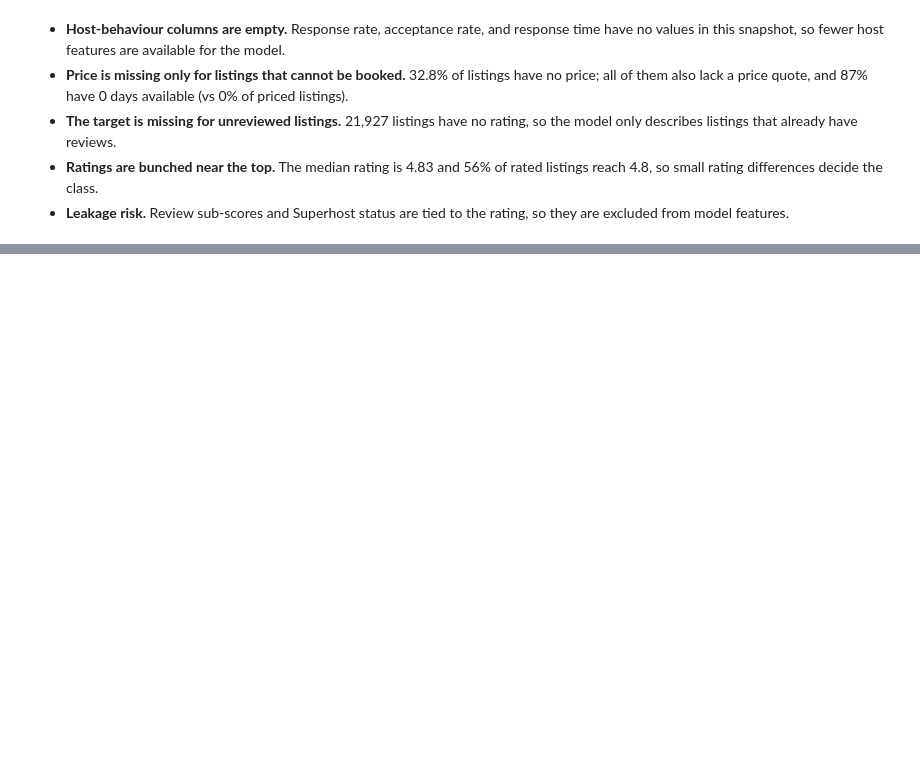
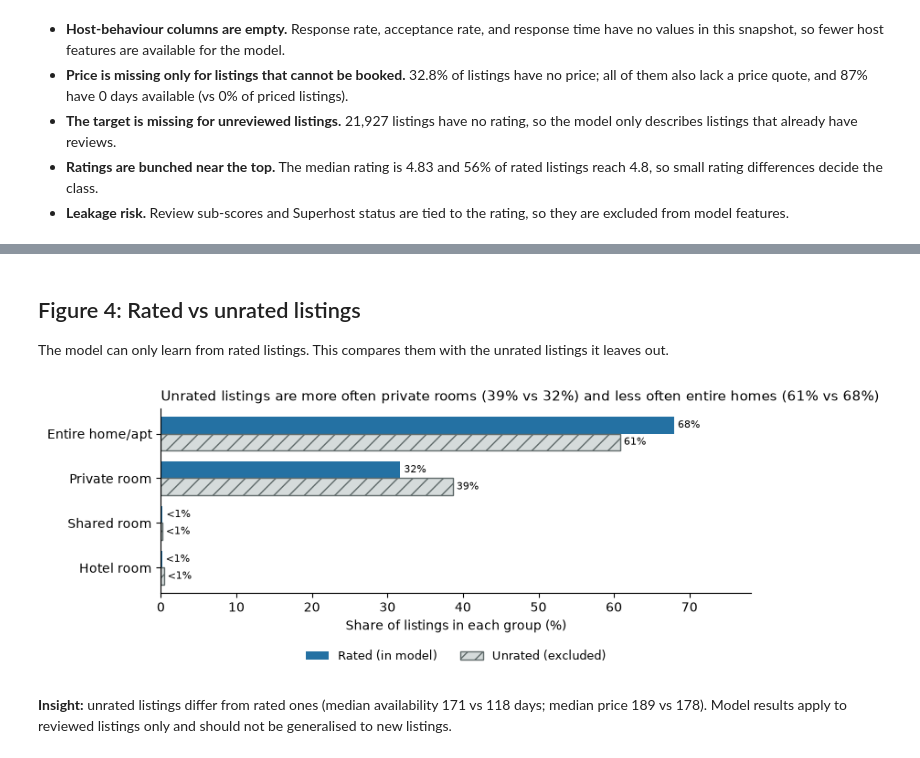
Before and after one commit to varunavy/data230-london-airbnb, a Jupyter notebook: notebooks/01_cleaning.ipynb, the cells around one changed output, grey strips where cells are left out. Saved outputs shown, nothing was run; the diff lists cells and outputs as text; code cells hidden in the pictures; blank space fills up the shorter version.

```diff
--- a/notebooks/01_cleaning.ipynb
+++ b/notebooks/01_cleaning.ipynb
@@ -259,0 +322,38 @@ display(Markdown(f"""
+# %% [markdown]
+## Figure 4: Rated vs unrated listings
+The model can only learn from rated listings. This compares them with the unrated listings it leaves out.
+# %%
+grp = clean["top_rated"].notna().map({True: "Rated (in model)", False: "Unrated (excluded)"})
+share = (pd.crosstab(clean["room_type"], grp, normalize="columns") * 100).sort_values("Rated (in model)")
+fig, ax = plt.subplots(figsize=(8, 3.5))
+y, h = np.arange(len(share)), 0.38
+b1 = ax.barh(y + h / 2, share["Rated (in model)"], h, color="#2471A3", label="Rated (in model)")
+b2 = ax.barh(y - h / 2, share["Unrated (excluded)"], h, color="#D5DBDB", hatch="//",
+             edgecolor="#5F6A6A", label="Unrated (excluded)")
+for bars in (b1, b2):
+    ax.bar_label(bars, labels=[f"{v:.0f}%" if v >= 1 else "<1%" for v in bars.datavalues],
+                 padding=3, fontsize=8)
+ax.set_yticks(y)
+ax.set_yticklabels(share.index)
+ax.set_xlim(0, share.values.max() * 1.15)
+ax.set_xlabel("Share of listings in each group (%)")
+for s in ["top", "right"]:
+    ax.spines[s].set_visible(False)
+ax.legend(loc="upper center", bbox_to_anchor=(0.5, -0.25), ncol=2, frameon=False, fontsize=9)
+pr, pu = share.loc["Private room"]
+er, eu = share.loc["Entire home/apt"]
+ax.set_title(f"Unrated listings are {'more' if pu > pr else 'less'} often private rooms ({pu:.0f}% vs {pr:.0f}%) "
+             f"and {'more' if eu > er else 'less'} often entire homes ({eu:.0f}% vs {er:.0f}%)",
+             loc="left", fontsize=11)
+plt.tight_layout()
+plt.savefig("../figures/fig4_rated_vs_unrated.png", dpi=500, bbox_inches="tight")
+plt.show()
+med = clean.groupby(grp)[["availability_365", "price"]].median()
+display(Markdown(
+    f"**Insight:** unrated listings differ from rated ones (median availability "
+    f"{med.loc['Unrated (excluded)', 'availability_365']:.0f} vs {med.loc['Rated (in model)', 'availability_365']:.0f} days; "
+    f"median price {med.loc['Unrated (excluded)', 'price']:,.0f} vs {med.loc['Rated (in model)', 'price']:,.0f}). "
+    f"Model results apply to reviewed listings only and should not be generalised to new listings."))
+# %% [output]
+[figure, added]
+**Insight:** unrated listings differ from rated ones (median availability 171 vs 118 days; median price 189 vs 178). Model results apply to reviewed listings only and should not be generalised to new listings.
```
Also changed, not shown: parts of 4 cells of this notebook, 4 other files.
